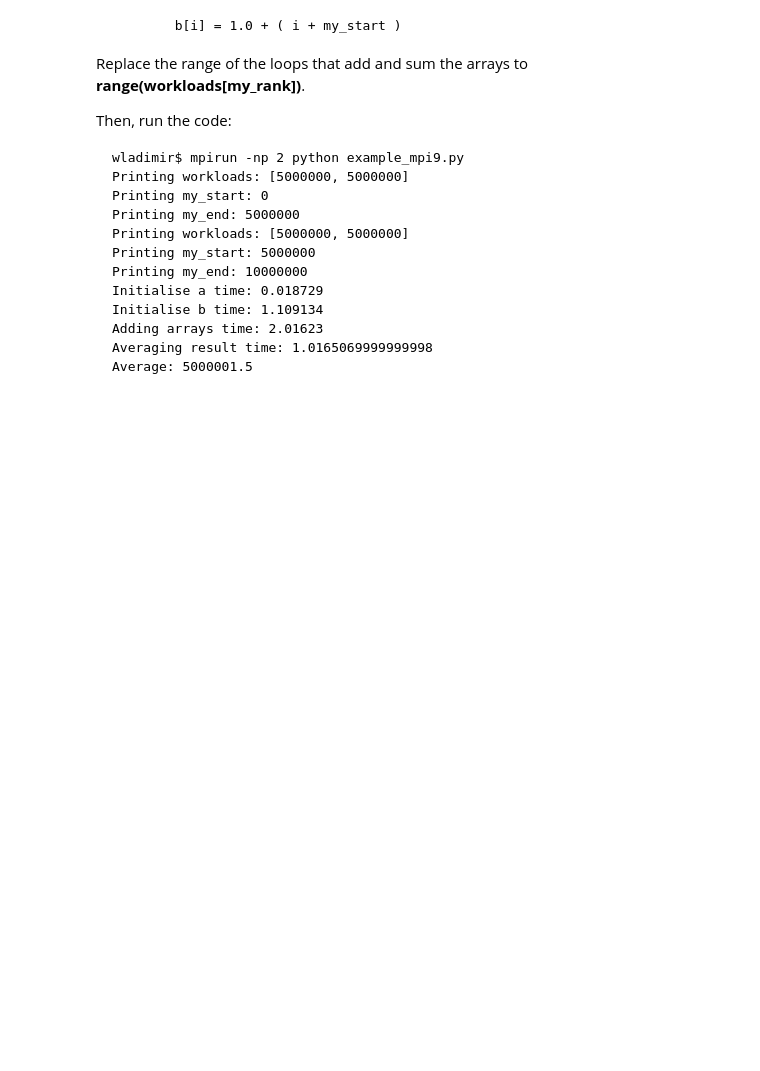
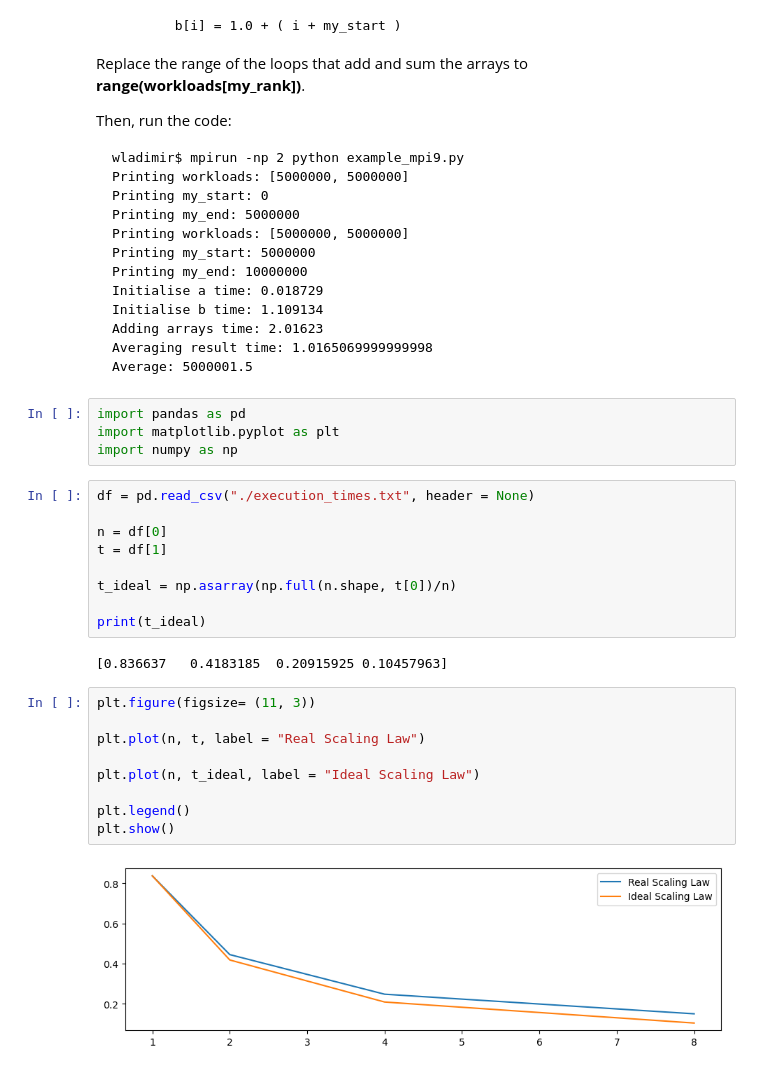
Before and after one commit to DaVas1410/computational-physics-2, a Jupyter notebook: unit-3/308-MPI-parallelisation-point2point.ipynb, the cells around one changed output. Saved outputs shown, nothing was run; the diff lists cells and outputs as text; blank space fills up the shorter version.

````diff
--- a/unit-3/308-MPI-parallelisation-point2point.ipynb
+++ b/unit-3/308-MPI-parallelisation-point2point.ipynb
@@ -513,3 +513,29 @@ Adding arrays time: 2.01623
 Averaging result time: 1.0165069999999998
 Average: 5000001.5
 ```
+# %%
+import pandas as pd
+import matplotlib.pyplot as plt
+import numpy as np
+# %%
+df = pd.read_csv("./execution_times.txt", header = None)
+
+n = df[0]
+t = df[1]
+
+t_ideal = np.asarray(np.full(n.shape, t[0])/n)
+
+print(t_ideal)
+# %% [output]
+[0.836637   0.4183185  0.20915925 0.10457963]
+# %%
+plt.figure(figsize= (11, 3))
+
+plt.plot(n, t, label = "Real Scaling Law")
+
+plt.plot(n, t_ideal, label = "Ideal Scaling Law")
+
+plt.legend()
+plt.show()
+# %% [output]
+[figure, added]
````
Also changed, not shown: parts of 1 cell of this notebook, 19 other files.
